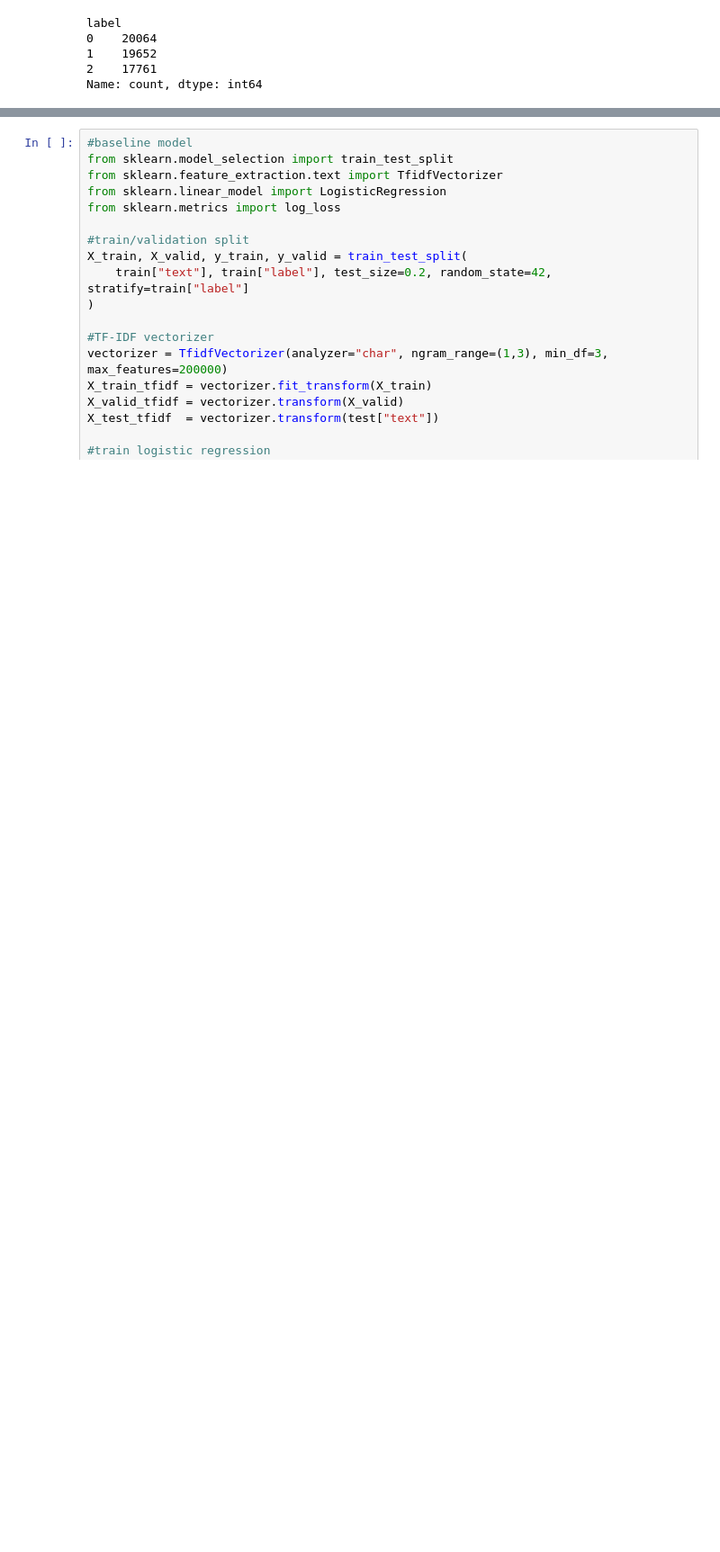
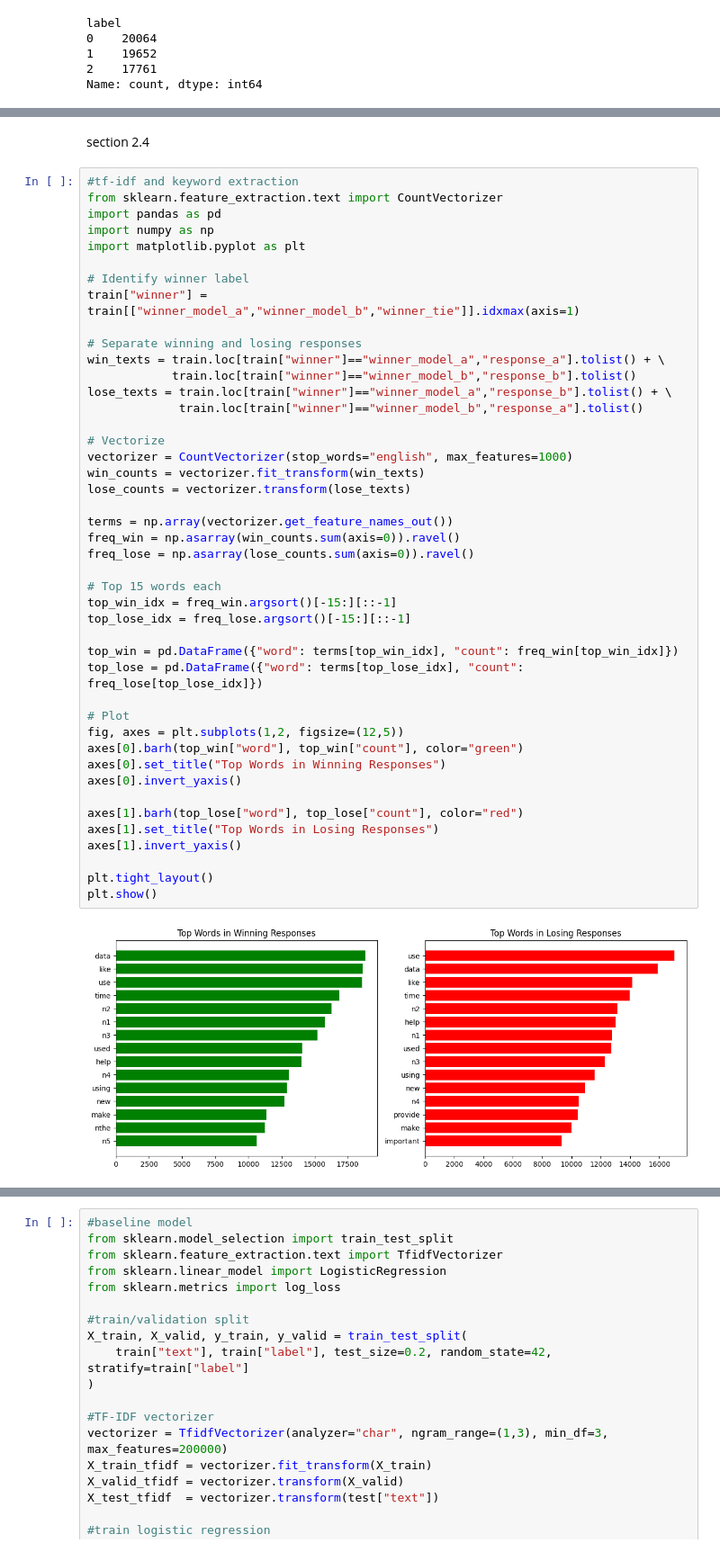
Before and after one commit to Advika07/SC4000-Machine-Learning-Group-Project, a Jupyter notebook: chatbot_arena.ipynb, the cells around one changed output, grey strips where cells are left out. Shown at 90% size. Saved outputs shown, nothing was run; the diff lists cells and outputs as text; blank space fills up the shorter version.

```diff
--- a/chatbot_arena.ipynb
+++ b/chatbot_arena.ipynb
@@ -109,0 +199,48 @@ Name: count, dtype: int64
+# %% [markdown]
+section 2.4
+# %%
+#tf-idf and keyword extraction
+from sklearn.feature_extraction.text import CountVectorizer
+import pandas as pd
+import numpy as np
+import matplotlib.pyplot as plt
+
+# Identify winner label
+train["winner"] = train[["winner_model_a","winner_model_b","winner_tie"]].idxmax(axis=1)
+
+# Separate winning and losing responses
+win_texts = train.loc[train["winner"]=="winner_model_a","response_a"].tolist() + \
+            train.loc[train["winner"]=="winner_model_b","response_b"].tolist()
+lose_texts = train.loc[train["winner"]=="winner_model_a","response_b"].tolist() + \
+             train.loc[train["winner"]=="winner_model_b","response_a"].tolist()
+
+# Vectorize
+vectorizer = CountVectorizer(stop_words="english", max_features=1000)
+win_counts = vectorizer.fit_transform(win_texts)
+lose_counts = vectorizer.transform(lose_texts)
+
+terms = np.array(vectorizer.get_feature_names_out())
+freq_win = np.asarray(win_counts.sum(axis=0)).ravel()
+freq_lose = np.asarray(lose_counts.sum(axis=0)).ravel()
+
+# Top 15 words each
+top_win_idx = freq_win.argsort()[-15:][::-1]
+top_lose_idx = freq_lose.argsort()[-15:][::-1]
+
+top_win = pd.DataFrame({"word": terms[top_win_idx], "count": freq_win[top_win_idx]})
+top_lose = pd.DataFrame({"word": terms[top_lose_idx], "count": freq_lose[top_lose_idx]})
+
+# Plot
+fig, axes = plt.subplots(1,2, figsize=(12,5))
+axes[0].barh(top_win["word"], top_win["count"], color="green")
+axes[0].set_title("Top Words in Winning Responses")
+axes[0].invert_yaxis()
+
+axes[1].barh(top_lose["word"], top_lose["count"], color="red")
+axes[1].set_title("Top Words in Losing Responses")
+axes[1].invert_yaxis()
+
+plt.tight_layout()
+plt.show()
+# %% [output]
+[figure, added]
```
Also changed, not shown: parts of 11 cells of this notebook.
